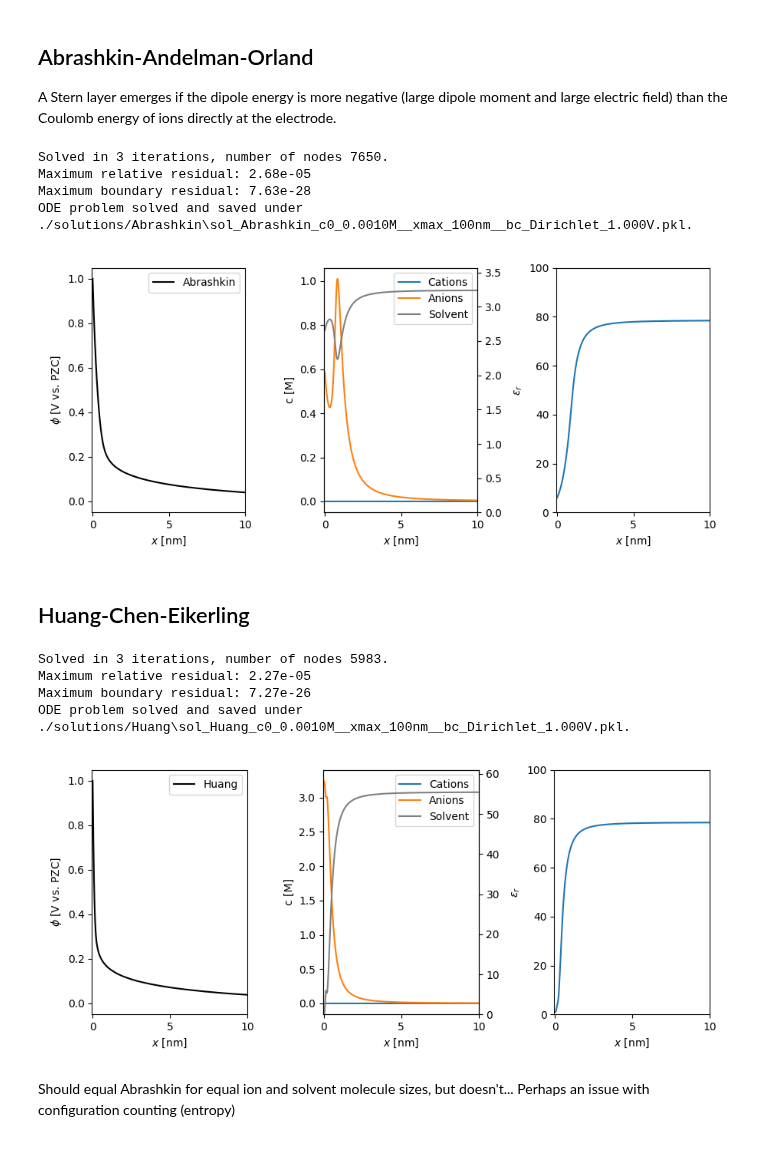
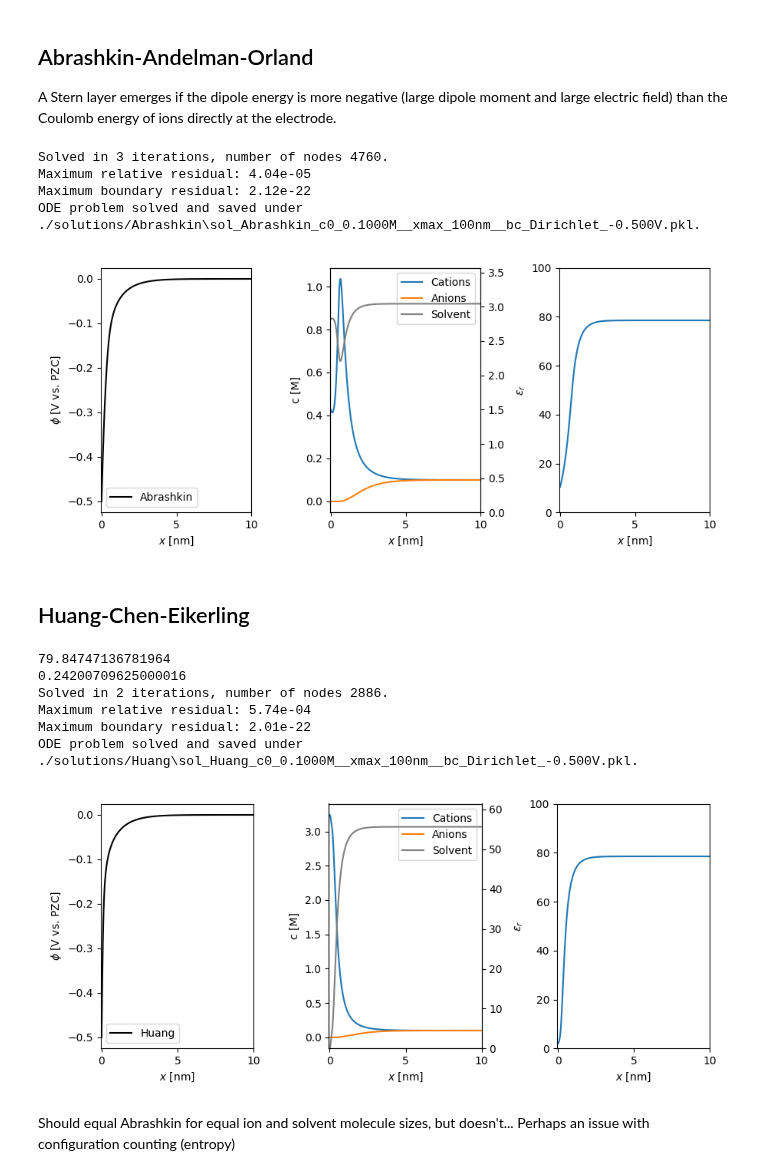
Before and after one commit to lucasdekam/frumkin, a Jupyter notebook: spatial-profiles.ipynb, the cells around one changed output. Drawn from its saved outputs; the diff is of its cells as text; code cells hidden in the pictures.

```diff
--- a/spatial-profiles.ipynb
+++ b/spatial-profiles.ipynb
@@ -8,11 +8,11 @@ import plotting
 
 %matplotlib widget
 # %%
-ion_concentration_molar = 1e-3
+ion_concentration_molar = 1e-1
 ion_diameter_m = 8e-10
 solvent_diameter_m = 2.75e-10
 x = prf.get_x_axis_nm(xmax_nm=100, n_points=1000)
-bc = boundary_conditions.Dirichlet(phi_0=1.0)
+bc = boundary_conditions.Dirichlet(phi_0=-0.5)
 xmin = -0.05
 xmax = 10
 # %% [markdown]
@@ -55,25 +55,27 @@ abr_sol = abr.solve(x, bc)
 fig, ax = plotting.plot_solution(abr_sol, xmin, xmax, logscale=False)
 plt.show()
 # %% [output]
-Solved in 3 iterations, number of nodes 7650.
-Maximum relative residual: 2.68e-05
-Maximum boundary residual: 7.63e-28
-ODE problem solved and saved under ./solutions/Abrashkin\sol_Abrashkin_c0_0.0010M__xmax_100nm__bc_Dirichlet_1.000V.pkl.
+Solved in 3 iterations, number of nodes 4760.
+Maximum relative residual: 4.04e-05
+Maximum boundary residual: 2.12e-22
+ODE problem solved and saved under ./solutions/Abrashkin\sol_Abrashkin_c0_0.1000M__xmax_100nm__bc_Dirichlet_-0.500V.pkl.
-[figure, old version]
+[figure, new version]
 # %% [markdown]
 ## Huang-Chen-Eikerling
 # %%
-huang = models.Huang(ion_concentration_molar, ion_diameter_m, ion_diameter_m, solvent_diameter_m, eps_r_opt=1)
+huang = models.Huang(ion_concentration_molar, ion_diameter_m, ion_diameter_m, solvent_diameter_m, eps_r_opt=2)
 huang_sol = huang.solve(x, bc)
 
 fig, ax = plotting.plot_solution(huang_sol, xmin, xmax, logscale=False)
 plt.show()
 # %% [output]
-Solved in 3 iterations, number of nodes 5983.
-Maximum relative residual: 2.27e-05
-Maximum boundary residual: 7.27e-26
-ODE problem solved and saved under ./solutions/Huang\sol_Huang_c0_0.0010M__xmax_100nm__bc_Dirichlet_1.000V.pkl.
+79.84747136781964
+0.24200709625000016
+Solved in 2 iterations, number of nodes 2886.
+Maximum relative residual: 5.74e-04
+Maximum boundary residual: 2.01e-22
+ODE problem solved and saved under ./solutions/Huang\sol_Huang_c0_0.1000M__xmax_100nm__bc_Dirichlet_-0.500V.pkl.
-[figure, old version]
+[figure, new version]
 # %% [markdown]
 Should equal Abrashkin for equal ion and solvent molecule sizes, but doesn't... Perhaps an issue with configuration counting (entropy)
 # %%
```
Also changed, not shown: parts of 6 cells of this notebook, 2 other files.
